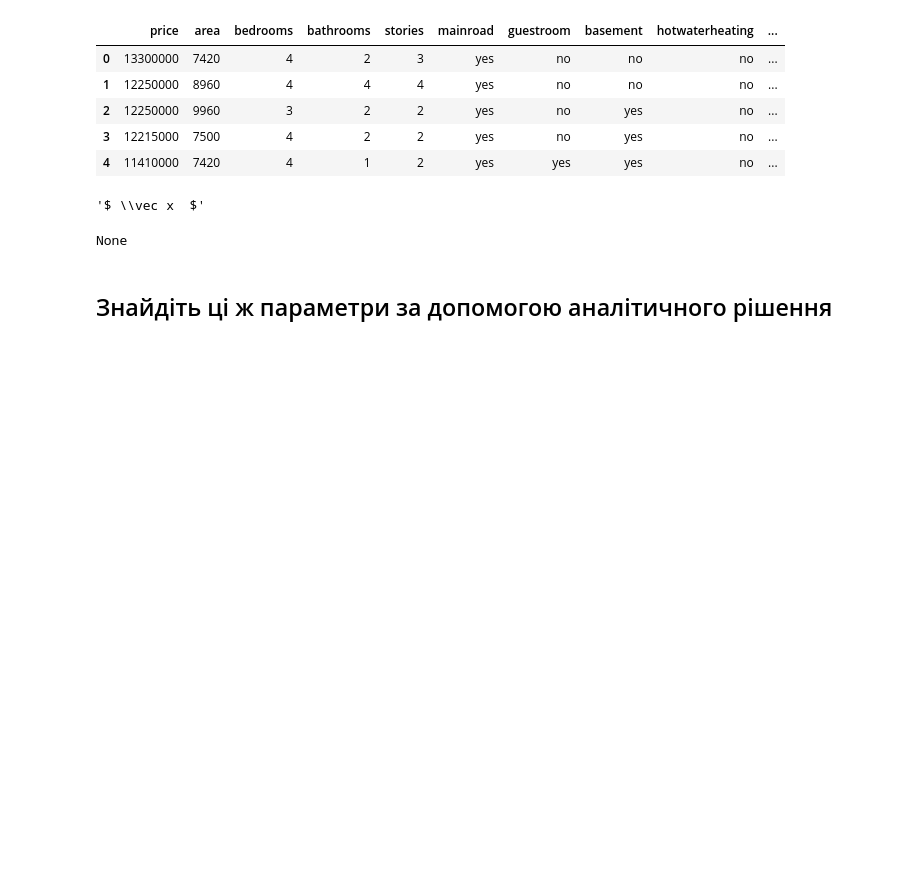
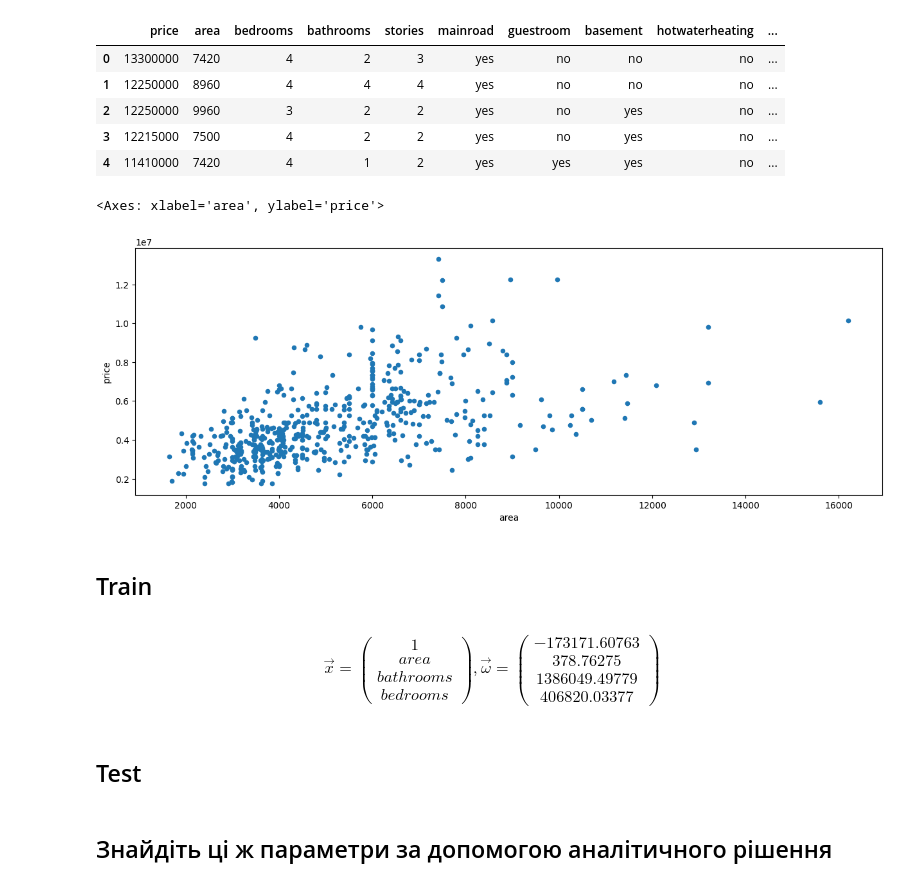
Before and after one commit to tarsweb-Python-GOIT/DS-HW, a Jupyter notebook: hw-03.ipynb, the cells around one changed output. Cells and saved outputs as stored; diff of their text form; code cells hidden in the pictures; blank space fills up the shorter version.

```diff
--- a/hw-03.ipynb
+++ b/hw-03.ipynb
@@ -140,8 +146,18 @@ dataframe.head()
 | 2 | 12250000 | 9960 | 3 | 2 | 2 | yes | no | yes | no | ... |
 | 3 | 12215000 | 7500 | 4 | 2 | 2 | yes | no | yes | no | ... |
 | 4 | 11410000 | 7420 | 4 | 1 | 2 | yes | yes | yes | no | ... |
+# %%
+dataframe.plot(x="area", y="price", kind="scatter", figsize=(15,5))
+# %% [output]
+<Axes: xlabel='area', ylabel='price'>
+[figure, added]
+# %% [markdown]
+## Train
 # %%
+from IPython.display import Markdown, display
 from sklearn.linear_model import LinearRegression
+
+# train_len = int(dataframe.shape[0]*0.8)
 
 columns_for_x = ["area", "bathrooms", "bedrooms"]
 data_x = dataframe[columns_for_x]
@@ -149,13 +165,24 @@ columns_for_y = ["price"]
 data_y = dataframe[columns_for_y]
 
 model = LinearRegression()
-regressor  = model.fit(data_x, data_y)
+regressor = model.fit(data_x, data_y)
 
-result_regressor = display("$ \\vec x  $")
-print(result_regressor)
+weight_regressor = np.concatenate((regressor.intercept_, regressor.coef_[0]))
+
+columns_for_x_display = "\\\\".join(columns_for_x)
+columns_for_y_display = "\\\\".join(
+    [f"{_:.5f}" for _ in weight_regressor]
+)
+
+result_regressor = display(
+    Markdown(
+        f"$$ \\vec x = \\begin{{pmatrix}} 1 \\\\ {columns_for_x_display} \\end{{pmatrix}} ,   \\vec {{\\omega}} = \\begin{{pmatrix}} {columns_for_y_display} \\end{{pmatrix}} $$"
+    )
+)
 # %% [output]
-'$ \\vec x  $'
-None
+$$ \vec x = \begin{pmatrix} 1 \\ area\\bathrooms\\bedrooms \end{pmatrix} ,   \vec {\omega} = \begin{pmatrix} -173171.60763\\378.76275\\1386049.49779\\406820.03377 \end{pmatrix} $$
+# %% [markdown]
+## Test
 # %% [markdown]
 ## Знайдіть ці ж параметри за допомогою аналітичного рішення
 # %% [markdown]
```
Also changed, not shown: parts of 2 cells of this notebook.
